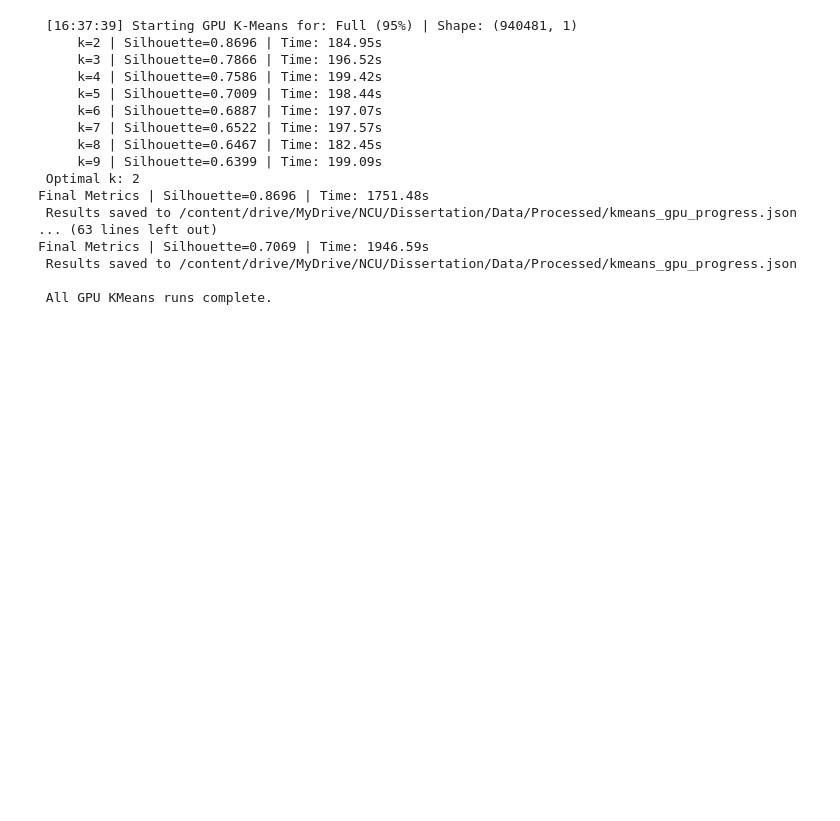
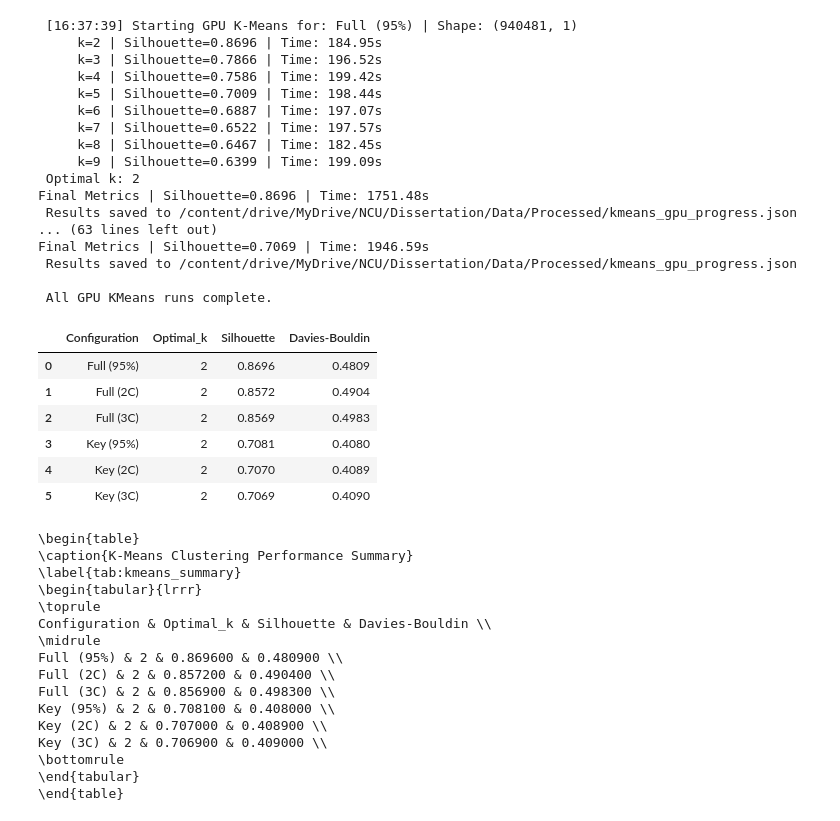
Before and after one commit to sappw1/Dissertation, a Jupyter notebook: Notebooks/Notebooks-Working/Modeling/01a_Clustering_Methodology_GPU.ipynb, the cells around one changed output. Cells and saved outputs as stored; diff of their text form; code cells hidden in the pictures; blank space fills up the shorter version.

```diff
--- a/Notebooks/Notebooks-Working/Modeling/01a_Clustering_Methodology_GPU.ipynb
+++ b/Notebooks/Notebooks-Working/Modeling/01a_Clustering_Methodology_GPU.ipynb
@@ -151,0 +161,46 @@ with open("/content/drive/MyDrive/NCU/Dissertation/Data/Processed/kmeans_gpu_pro
+# %%
+import pandas as pd
+
+# Assuming you have the dictionary already loaded as `kmeans_results`
+summary_data = []
+for config, metrics in kmeans_results.items():
+    summary_data.append({
+        "Configuration": config,
+        "Optimal_k": metrics["optimal_k"],
+        "Silhouette": round(metrics["silhouette"], 4),
+        "Davies-Bouldin": round(metrics["db_index"], 4)
+    })
+
+summary_df = pd.DataFrame(summary_data).sort_values("Silhouette", ascending=False)
+
+# Display the table
+from IPython.display import display, Markdown
+display(summary_df)
+
+# Export to LaTeX
+latex_table = summary_df.to_latex(index=False, caption="K-Means Clustering Performance Summary", label="tab:kmeans_summary")
+print(latex_table)
+# %% [output]
+|  | Configuration | Optimal_k | Silhouette | Davies-Bouldin |
+| 0 | Full (95%) | 2 | 0.8696 | 0.4809 |
+| 1 | Full (2C) | 2 | 0.8572 | 0.4904 |
+| 2 | Full (3C) | 2 | 0.8569 | 0.4983 |
+| 3 | Key (95%) | 2 | 0.7081 | 0.4080 |
+| 4 | Key (2C) | 2 | 0.7070 | 0.4089 |
+| 5 | Key (3C) | 2 | 0.7069 | 0.4090 |
+\begin{table}
+\caption{K-Means Clustering Performance Summary}
+\label{tab:kmeans_summary}
+\begin{tabular}{lrrr}
+\toprule
+Configuration & Optimal_k & Silhouette & Davies-Bouldin \\
+\midrule
+Full (95%) & 2 & 0.869600 & 0.480900 \\
+Full (2C) & 2 & 0.857200 & 0.490400 \\
+Full (3C) & 2 & 0.856900 & 0.498300 \\
+Key (95%) & 2 & 0.708100 & 0.408000 \\
+Key (2C) & 2 & 0.707000 & 0.408900 \\
+Key (3C) & 2 & 0.706900 & 0.409000 \\
+\bottomrule
+\end{tabular}
+\end{table}
```
Also changed, not shown: parts of 5 cells of this notebook, 1 other file.
